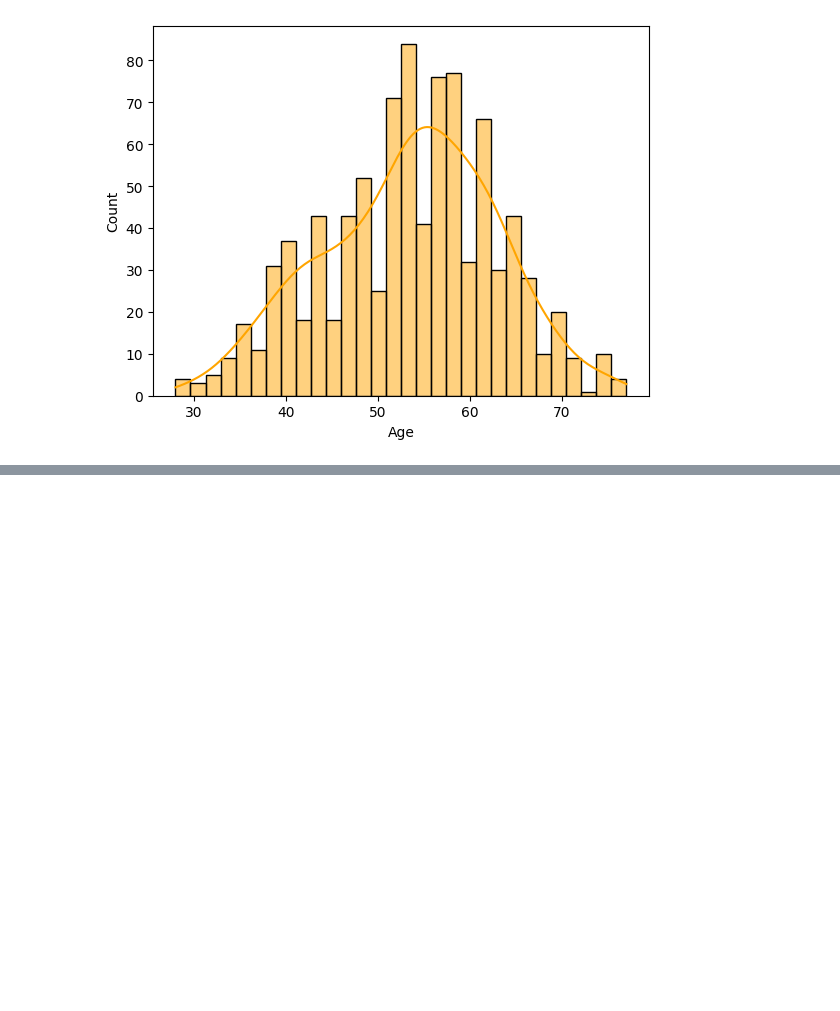
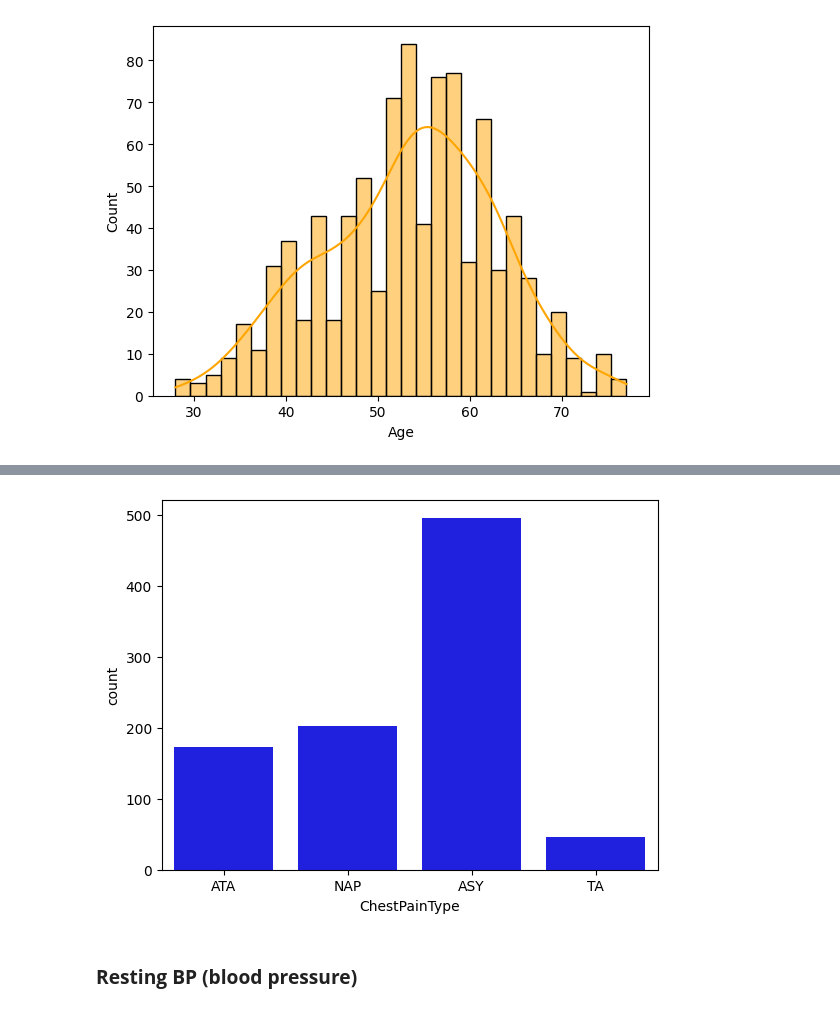
Before and after one commit to RuandersonNunes/machine_learning, a Jupyter notebook: aprendizado_supervisionado_classificacao/previsao_doenca_cardiaca/tratamento_classificacao.ipynb, the cells around one changed output, grey strips where cells are left out. Drawn from its saved outputs; the diff is of its cells as text; code cells hidden in the pictures; blank space fills up the shorter version.

```diff
--- a/aprendizado_supervisionado_classificacao/previsao_doenca_cardiaca/tratamento_classificacao.ipynb
+++ b/aprendizado_supervisionado_classificacao/previsao_doenca_cardiaca/tratamento_classificacao.ipynb
@@ -50,0 +109,6 @@ sns.histplot(dados, x="Age", bins=30, color="orange", kde=True, stat="count")
+# %%
+sns.countplot(x="ChestPainType", data=dados, color='blue');
+# %% [output]
+[figure, added]
+# %% [markdown]
+### **Resting BP (blood pressure)**
```
Also changed, not shown: parts of 32 cells of this notebook.
